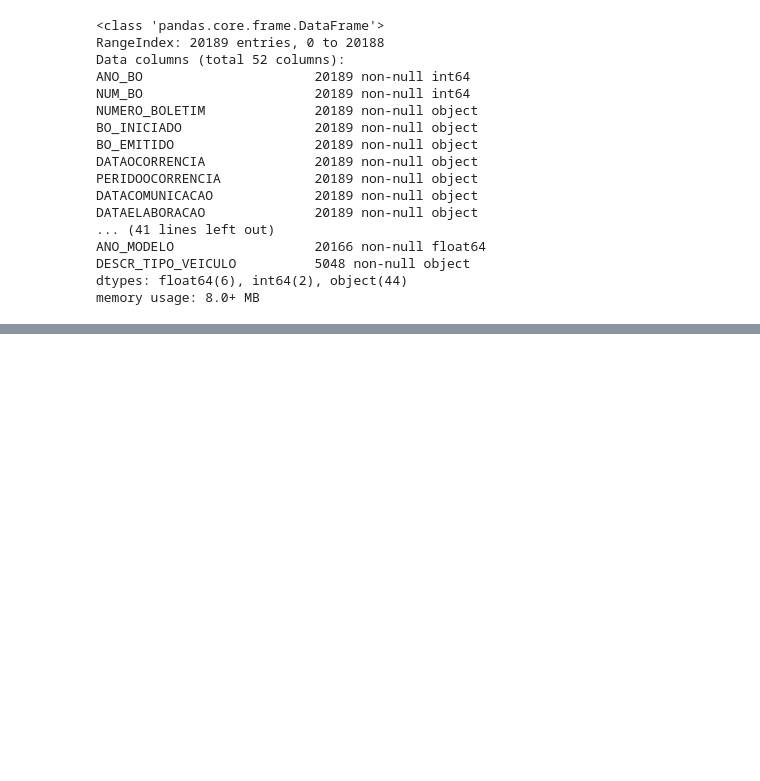
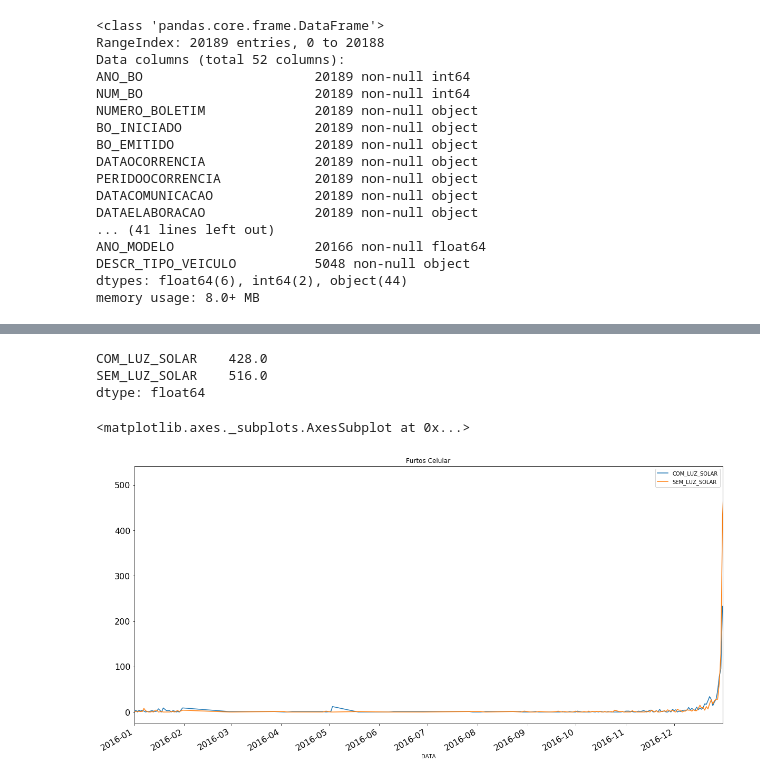
Before and after one commit to RodrigoDias27/-lamppost_on_sp_city, a Jupyter notebook: notebooks/Lampposts on SP.ipynb, the cells around one changed output, grey strips where cells are left out. Drawn from its saved outputs; the diff is of its cells as text; code cells hidden in the pictures; blank space fills up the shorter version.

```diff
--- a/notebooks/Lampposts on SP.ipynb
+++ b/notebooks/Lampposts on SP.ipynb
@@ -143,0 +376,3 @@ memory usage: 8.0+ MB
+# %%
+df_data['COM_LUZ_SOLAR'] = (((df_data.PERIDOOCORRENCIA_TIPO==1) | (df_data.PERIDOOCORRENCIA_TIPO==2)))
+df_data['SEM_LUZ_SOLAR'] = (((df_data.PERIDOOCORRENCIA_TIPO==3) | (df_data.PERIDOOCORRENCIA_TIPO==4)))
@@ -143,0 +398,4 @@ memory usage: 8.0+ MB
+# %%
+df = df_data.groupby('DATA')['COM_LUZ_SOLAR','SEM_LUZ_SOLAR'].sum()
+df.head()
+df.reset_index()
@@ -143,0 +421,20 @@ memory usage: 8.0+ MB
+# %%
+df.max()
+# %% [output]
+COM_LUZ_SOLAR    428.0
+SEM_LUZ_SOLAR    516.0
+dtype: float64
+# %%
+df.plot(
+    y=['COM_LUZ_SOLAR','SEM_LUZ_SOLAR'],
+    title='Furtos Celular',
+    kind='line',
+    figsize=(20,10),
+    xlim=[
+        pd.Timestamp('2016-01-01'),
+        pd.Timestamp('2016-12-31')
+    ],
+    fontsize=16)
+# %% [output]
+<matplotlib.axes._subplots.AxesSubplot at 0x...>
+[figure, added]
```
Also changed, not shown: parts of 25 cells of this notebook.
